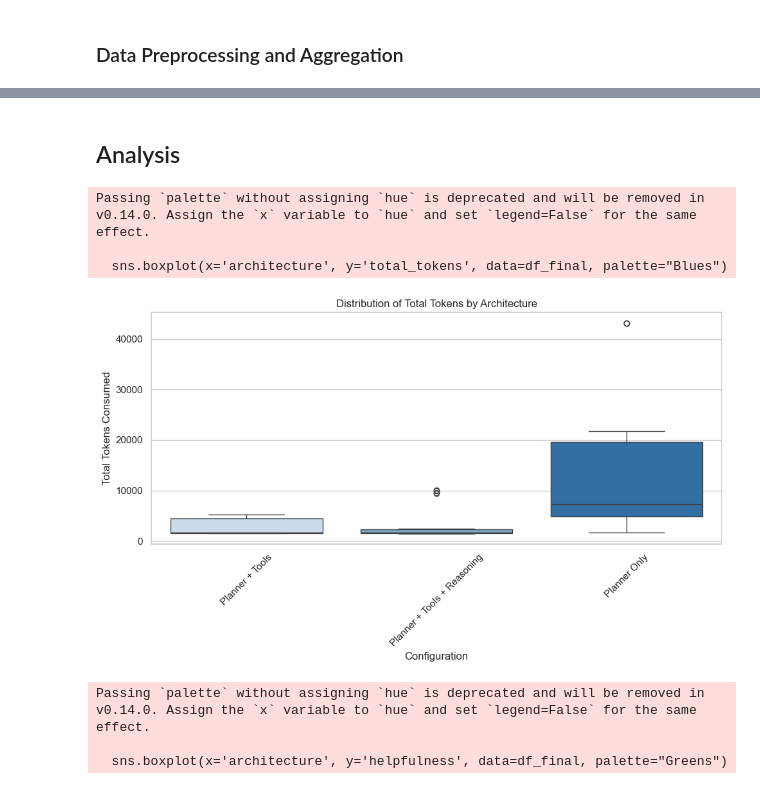
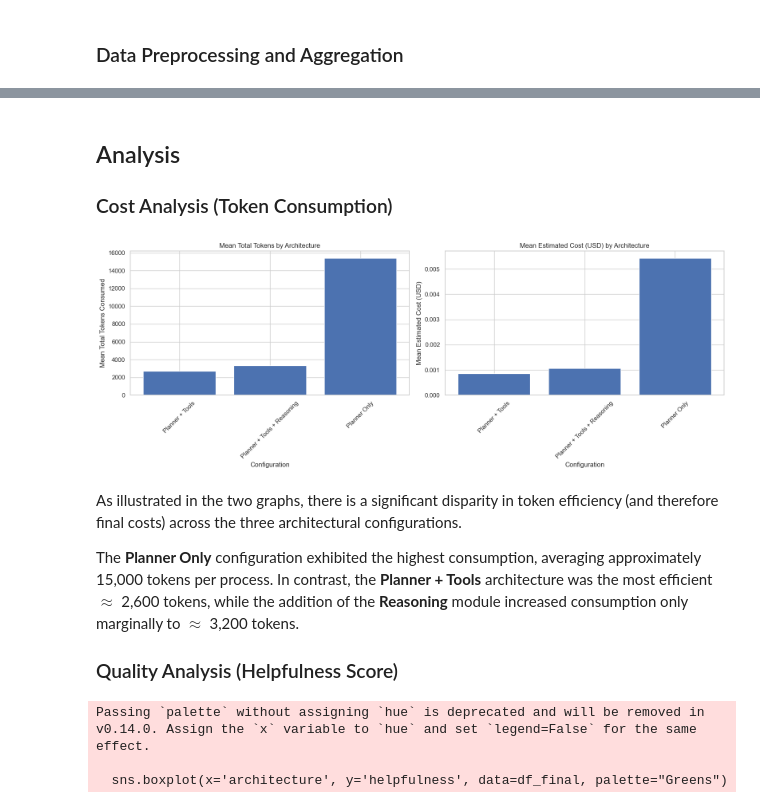
Before and after one commit to maximboc/travel-planner, a Jupyter notebook: notebook/analysis.ipynb, the cells around one changed output, grey strips where cells are left out. Drawn from its saved outputs; the diff is of its cells as text; code cells hidden in the pictures.

```diff
--- a/notebook/analysis.ipynb
+++ b/notebook/analysis.ipynb
@@ -89,19 +105,45 @@ Data processed. Total Scenarios: 54
 | 4 | 1f82b2b1-c004-4b88-83b8-a0047e50fdc3 | Should suggest suitable accommoda... | The AI's response is weak in term... | 2 | 1 | 10 | 0 | 1 | 1 | ... |
 # %% [markdown]
 ## Analysis
+### Cost Analysis (Token Consumption)
-# %%
-# Figure 1: Cost Analysis (Token Consumption)
-plt.figure(figsize=(10, 6))
-sns.boxplot(x='architecture', y='total_tokens', data=df_final, palette="Blues")
-plt.title('Distribution of Total Tokens by Architecture')
-plt.ylabel('Total Tokens Consumed')
-plt.xlabel('Configuration')
-plt.xticks(rotation=45)
-plt.tight_layout()
-plt.show()
-# %% [output]
-Passing `palette` without assigning `hue` is deprecated and will be removed in v0.14.0. Assign the `x` variable to `hue` and set `legend=False` for the same effect.
-
-  sns.boxplot(x='architecture', y='total_tokens', data=df_final, palette="Blues")
-[figure, removed]
+# %%
+mean_df = (
+    df_final
+    .groupby('architecture', as_index=False)['total_tokens']
+    .mean()
+)
+
+mean_cost_df = (
+    df_final
+    .groupby('architecture', as_index=False)['estimated_cost_usd']
+    .mean()
+)
+# %%
+fig, axes = plt.subplots(1, 2, figsize=(16, 6))
+
+# Plot 1: Mean total tokens
+axes[0].bar(mean_df['architecture'], mean_df['total_tokens'])
+axes[0].set_title('Mean Total Tokens by Architecture')
+axes[0].set_ylabel('Mean Total Tokens Consumed')
+axes[0].set_xlabel('Configuration')
+axes[0].tick_params(axis='x', rotation=45)
+
+# Plot 2: Mean estimated cost
+axes[1].bar(mean_cost_df['architecture'], mean_cost_df['estimated_cost_usd'])
+axes[1].set_title('Mean Estimated Cost (USD) by Architecture')
+axes[1].set_ylabel('Mean Estimated Cost (USD)')
+axes[1].set_xlabel('Configuration')
+axes[1].tick_params(axis='x', rotation=45)
+
+plt.tight_layout()
+plt.show()
+# %% [output]
+[figure, added]
+# %% [markdown]
+As illustrated in the two graphs, there is a significant disparity in token efficiency (and therefore final costs) across the three architectural configurations.
+
+The **Planner Only** configuration exhibited the highest consumption, averaging approximately 15,000 tokens per process. In contrast, the **Planner + Tools** architecture was the most efficient $\approx$ 2,600 tokens, while the addition of the **Reasoning** module increased consumption only marginally to $\approx$ 3,200 tokens.
+
+
+### Quality Analysis (Helpfulness Score)
 # %%
```
Also changed, not shown: parts of 23 cells of this notebook.
